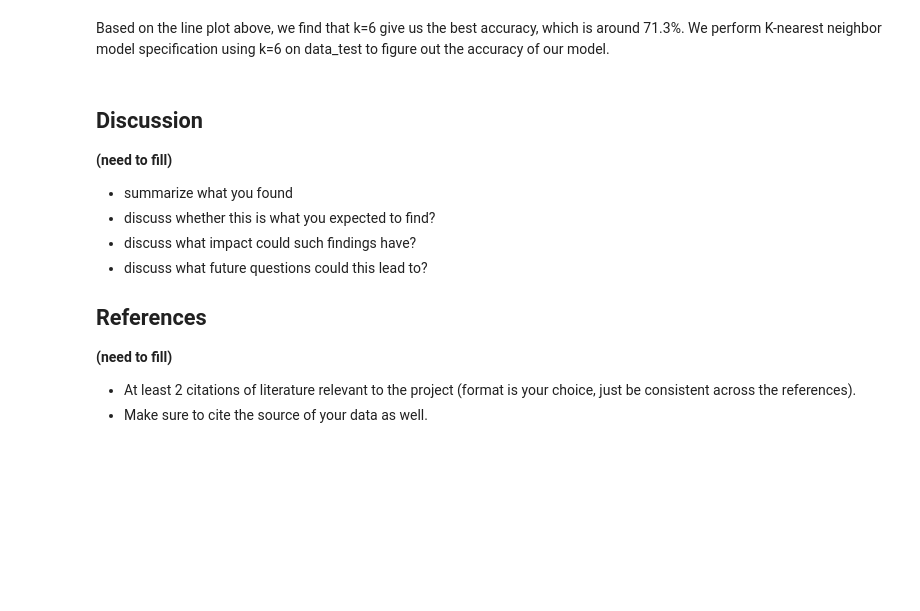
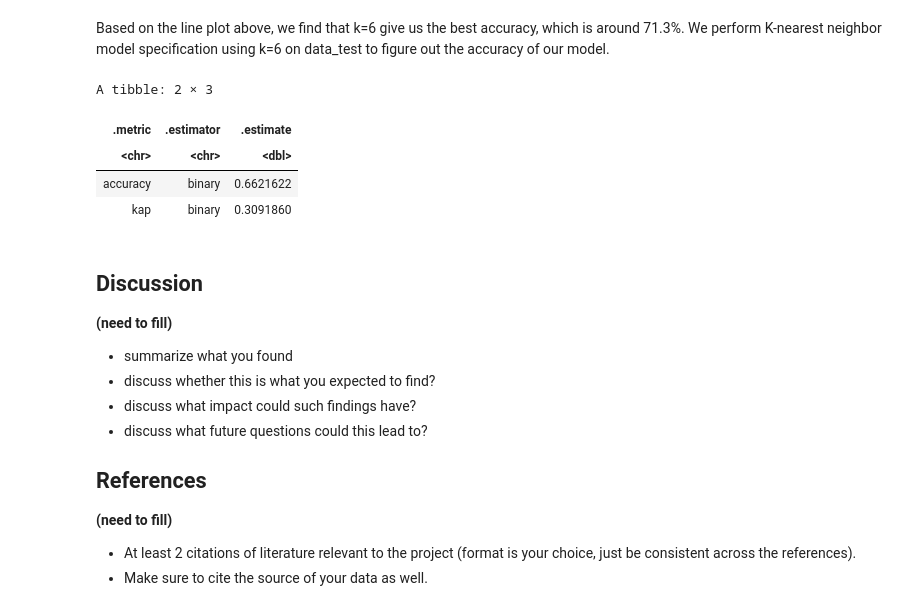
Before and after one commit to karrious/dsci-group-project-8, a Jupyter notebook: final_group_project.ipynb, the cells around one changed output. Cells and saved outputs as stored; diff of their text form; code cells hidden in the pictures; blank space fills up the shorter version.

Commit message:
test accuracy
test the accuracy using testing data

```diff
--- a/final_group_project.ipynb
+++ b/final_group_project.ipynb
@@ -418,6 +418,29 @@ Model accuracy:  0.6621622
 [figure]
 # %% [markdown]
 Based on the line plot above, we find that k=6 give us the best accuracy, which is around 71.3%. We perform K-nearest neighbor model specification using k=6 on data_test to figure out the accuracy of our model.
+# %%
+knn_best <- nearest_neighbor(weight_func = "rectangular", neighbors = 6) %>%
+       set_engine("kknn") %>%
+       set_mode("classification")
+
+knn_results_best <- workflow() %>%
+       add_recipe(recipe) %>%
+       add_model(knn_best) %>%
+       fit(data_train)
+
+test_predictions<- predict(knn_results_best , data_test) %>%
+       bind_cols(data_test)
+
+prediction_accuracy<- test_predictions %>%
+         metrics(truth = target, estimate = .pred_class)
+
+prediction_accuracy
+# %% [output]
+A tibble: 2 × 3
+| .metric | .estimator | .estimate |
+| <chr> | <chr> | <dbl> |
+| accuracy | binary | 0.6621622 |
+| kap | binary | 0.3091860 |
 # %% [markdown]
 ## **Discussion**
 
```
